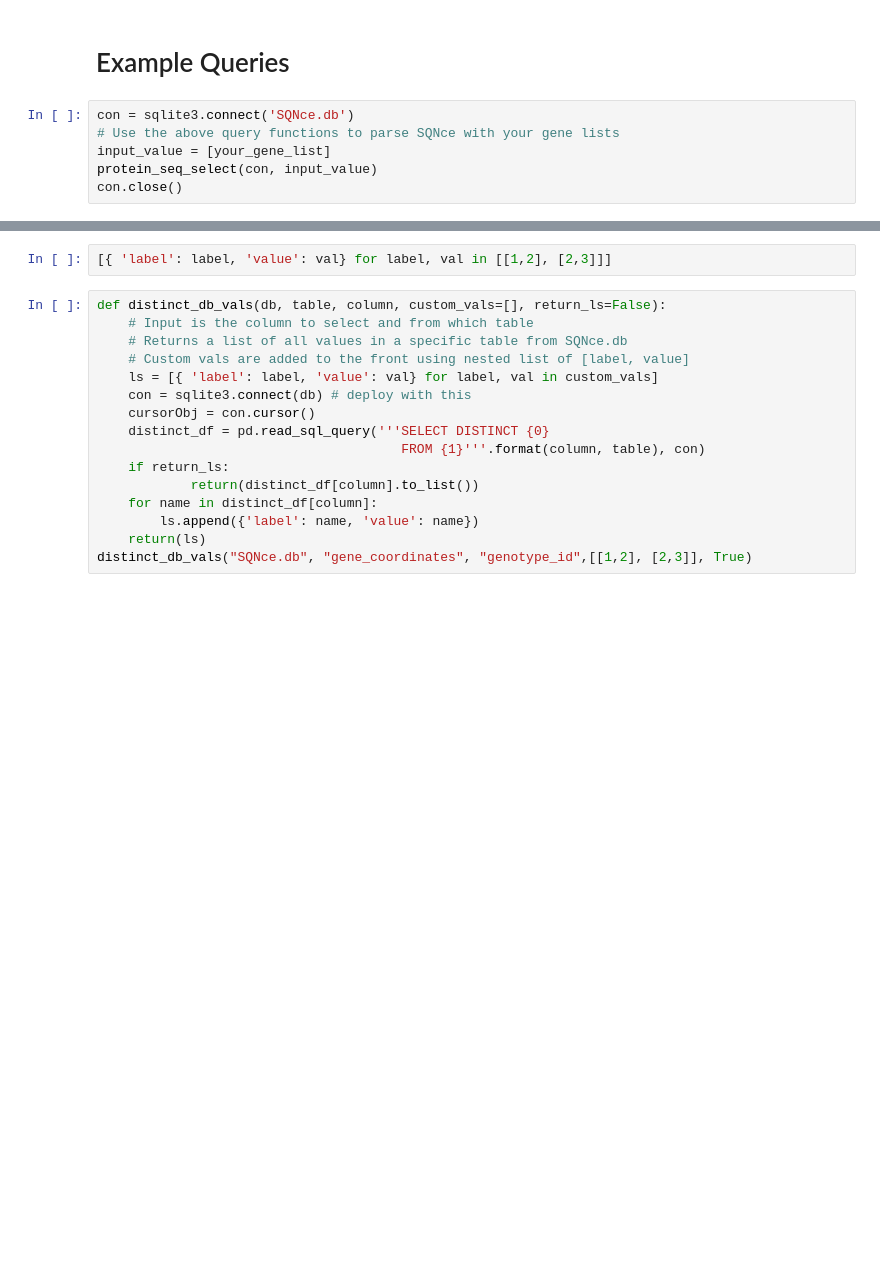
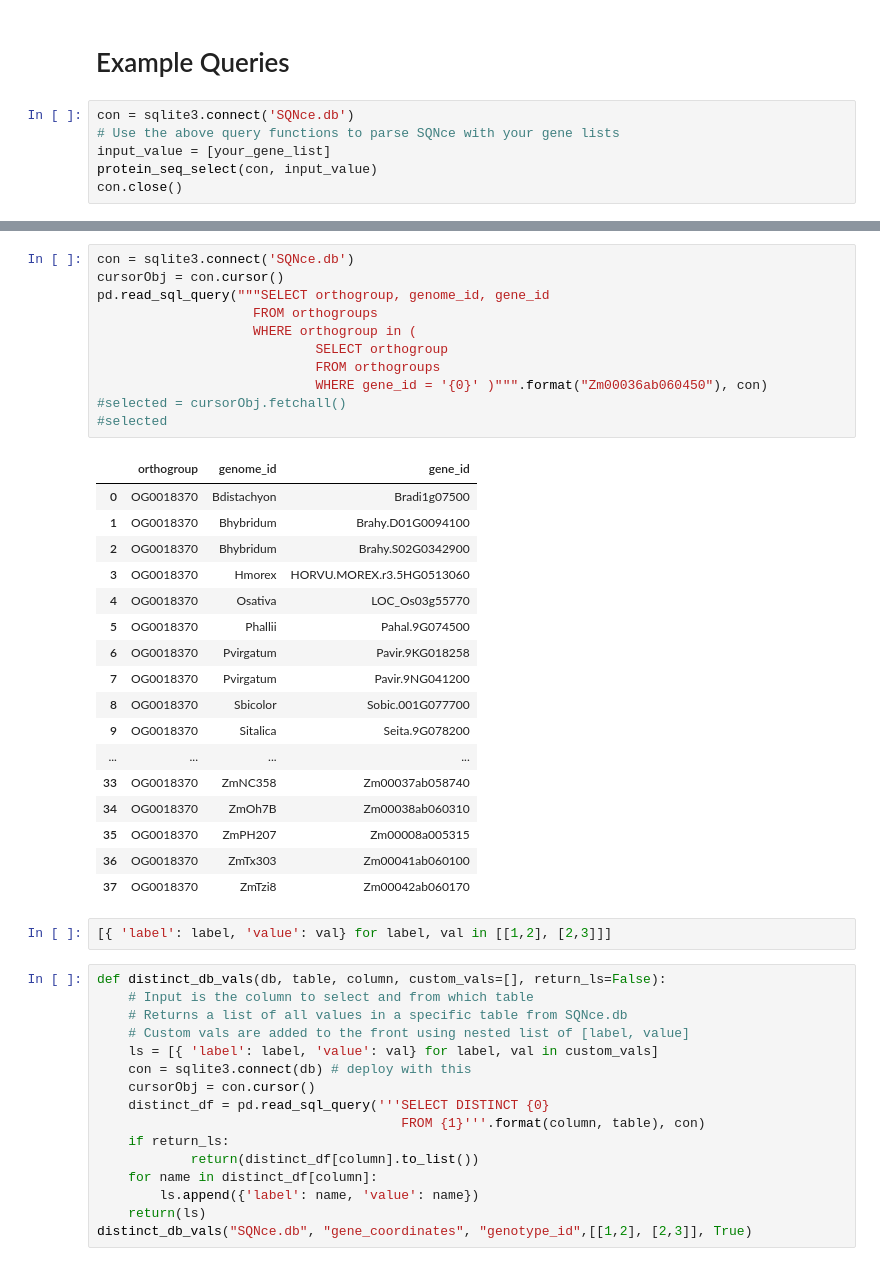
Before and after one commit to eporetsky/SQNce, a Jupyter notebook: SQNce.ipynb, the cells around one changed output, grey strips where cells are left out. Cells and saved outputs as stored; diff of their text form; blank space fills up the shorter version.

Commit message:
Correct orthogroup index

```diff
--- a/SQNce.ipynb
+++ b/SQNce.ipynb
@@ -695,3 +714,32 @@ con.close()
+# %%
+con = sqlite3.connect('SQNce.db')
+cursorObj = con.cursor()
+pd.read_sql_query("""SELECT orthogroup, genome_id, gene_id
+                    FROM orthogroups
+                    WHERE orthogroup in (
+                            SELECT orthogroup
+                            FROM orthogroups
+                            WHERE gene_id = '{0}' )""".format("Zm00036ab060450"), con)
+#selected = cursorObj.fetchall()
+#selected
+# %% [output]
+|  | orthogroup | genome_id | gene_id |
+| 0 | OG0018370 | Bdistachyon | Bradi1g07500 |
+| 1 | OG0018370 | Bhybridum | Brahy.D01G0094100 |
+| 2 | OG0018370 | Bhybridum | Brahy.S02G0342900 |
+| 3 | OG0018370 | Hmorex | HORVU.MOREX.r3.5HG0513060 |
+| 4 | OG0018370 | Osativa | LOC_Os03g55770 |
+| 5 | OG0018370 | Phallii | Pahal.9G074500 |
+| 6 | OG0018370 | Pvirgatum | Pavir.9KG018258 |
+| 7 | OG0018370 | Pvirgatum | Pavir.9NG041200 |
+| 8 | OG0018370 | Sbicolor | Sobic.001G077700 |
+| 9 | OG0018370 | Sitalica | Seita.9G078200 |
+| ... | ... | ... | ... |
+| 33 | OG0018370 | ZmNC358 | Zm00037ab058740 |
+| 34 | OG0018370 | ZmOh7B | Zm00038ab060310 |
+| 35 | OG0018370 | ZmPH207 | Zm00008a005315 |
+| 36 | OG0018370 | ZmTx303 | Zm00041ab060100 |
+| 37 | OG0018370 | ZmTzi8 | Zm00042ab060170 |
 # %%
 [{ 'label': label, 'value': val} for label, val in [[1,2], [2,3]]]
 # %%
```
Also changed, not shown: parts of 4 cells of this notebook.
